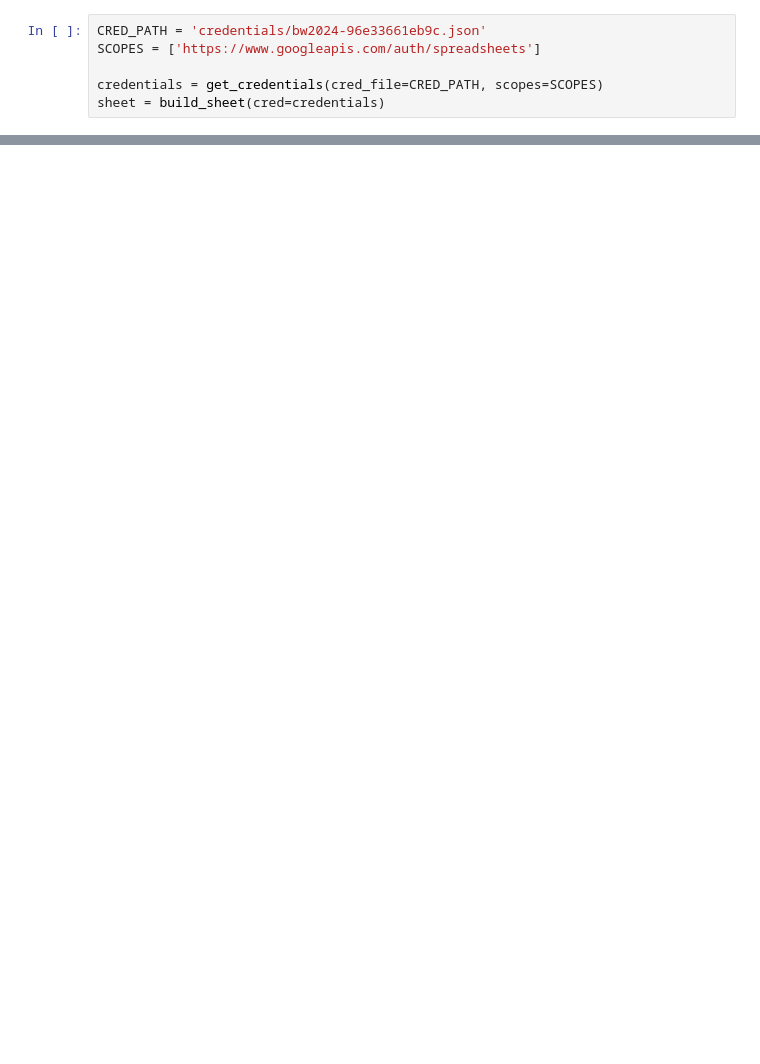
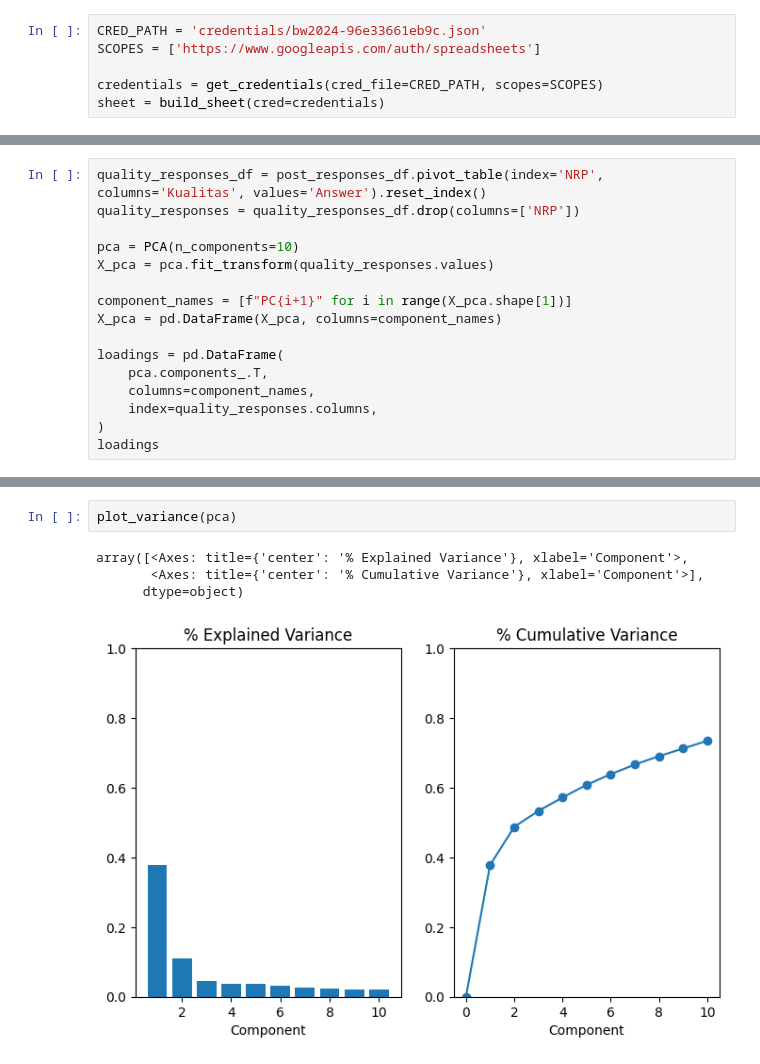
Before and after one commit to pengwen101/student-recommendation-system, a Jupyter notebook: exploratory-data-analysis.ipynb, the cells around one changed output, grey strips where cells are left out. Saved outputs shown, nothing was run; the diff lists cells and outputs as text; blank space fills up the shorter version.

```diff
--- a/exploratory-data-analysis.ipynb
+++ b/exploratory-data-analysis.ipynb
@@ -95,0 +636,16 @@ post_df = pd.melt(post_df, id_vars=['Timestamp', 'Email'], var_name='Question',
+# %%
+quality_responses_df = post_responses_df.pivot_table(index='NRP', columns='Kualitas', values='Answer').reset_index()
+quality_responses = quality_responses_df.drop(columns=['NRP'])
+
+pca = PCA(n_components=10)
+X_pca = pca.fit_transform(quality_responses.values)
+
+component_names = [f"PC{i+1}" for i in range(X_pca.shape[1])]
+X_pca = pd.DataFrame(X_pca, columns=component_names)
+
+loadings = pd.DataFrame(
+    pca.components_.T,
+    columns=component_names,
+    index=quality_responses.columns,
+)
+loadings
@@ -95,0 +671,7 @@ post_df = pd.melt(post_df, id_vars=['Timestamp', 'Email'], var_name='Question',
+# %%
+plot_variance(pca)
+# %% [output]
+array([<Axes: title={'center': '% Explained Variance'}, xlabel='Component'>,
+       <Axes: title={'center': '% Cumulative Variance'}, xlabel='Component'>],
+      dtype=object)
+[figure, added]
```
Also changed, not shown: parts of 83 cells of this notebook.
